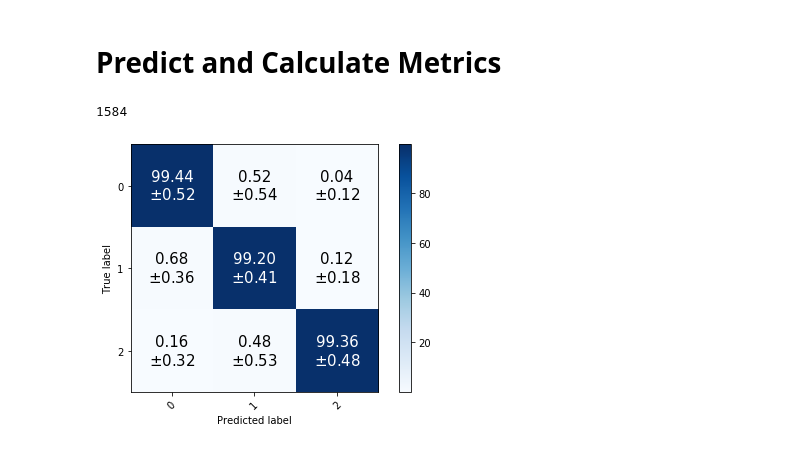
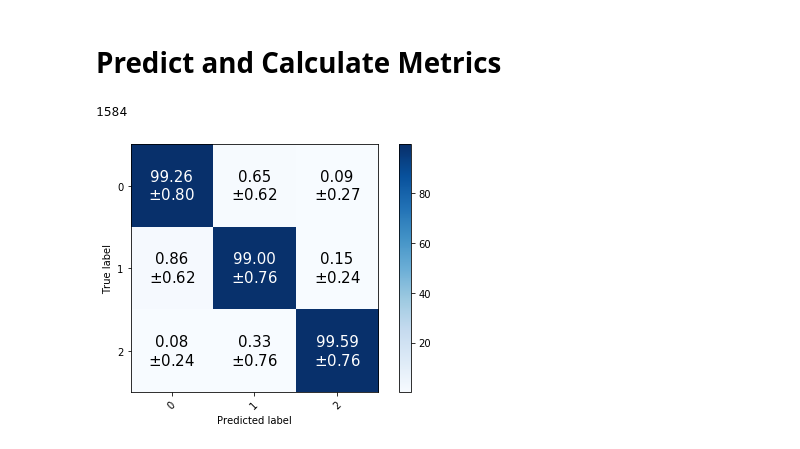
Before and after one commit to GiorgioMorales/CSCI547_HSIProject, a Jupyter notebook: Kochia/band_selection/20 bands/HSI_pruning_20bands.ipynb, the cells around one changed output. Drawn from its saved outputs; the diff is of its cells as text; code cells hidden in the pictures.

```diff
--- a/Kochia/band_selection/20 bands/HSI_pruning_20bands.ipynb
+++ b/Kochia/band_selection/20 bands/HSI_pruning_20bands.ipynb
@@ -145,7 +147,7 @@ train_x = temp
 # Trained pruned network
 # %%
 data = 'WEED'
-loaded_model = tf.keras.models.load_model("selected-weights-hyper3dnet" + data + str(1) + "-best_3layers_4filters.h5")
+loaded_model = tf.keras.models.load_model("selected20-weights-hyper3dnet" + data + str(1) + "-best_3layers_4filters.h5")
 # %% [output]
 WARNING:tensorflow:From /usr/local/lib/python3.6/dist-packages/tensorflow/python/ops/math_grad.py:1250: add_dispatch_support.<locals>.wrapper (from tensorflow.python.ops.array_ops) is deprecated and w ...
 Instructions for updating:
@@ -153,15 +155,15 @@ Use tf.where in 2.0, which has the same broadcast rule as np.where
 # %%
 from tensorflow_model_optimization.sparsity import keras as sparsity
 
-epochs = 8
+epochs = 15
 batch_size = 32;
 num_train_samples = train_x.shape[0]
 end_step = np.ceil(1.0 * num_train_samples / batch_size).astype(np.int32) * epochs
 print(end_step)
 
 new_pruning_params = {
-      'pruning_schedule': sparsity.PolynomialDecay(initial_sparsity=0.50,
-                                                   final_sparsity=0.90,
+      'pruning_schedule': sparsity.PolynomialDecay(initial_sparsity=0.5,
+                                                   final_sparsity=0.9,
                                                    begin_step=0,
                                                    end_step=end_step,
                                                    frequency=100)
@@ -193,6 +195,7 @@ Trainable params: 39,415
 Non-trainable params: 36,238
 _________________________________________________________________
 # %%
+
 windowSize = train_x.shape[1]
 classes = 3
 kfold = StratifiedKFold(n_splits=10, shuffle=True, random_state=7)
@@ -206,7 +209,6 @@ cva1 = []
 cva2 = []
 cva3 = []
 
-epochs = 8
 
 data = 'WEED'
 ntrain = 1
@@ -221,14 +223,14 @@ for train, test in kfold.split(train_x, train_y):
     """"""""""""""""""""""""""""""""""""""""""""""""""""""""""""""""""""""""""
     """""""""""""""""""""""""""""""""""""""""""""""""""""""""""""""""""""""""""
     new_pruning_params = {
-          'pruning_schedule': sparsity.PolynomialDecay(initial_sparsity=0.05,
-                                                      final_sparsity=0.10,
+          'pruning_schedule': sparsity.PolynomialDecay(initial_sparsity=0.01,
+                                                      final_sparsity=0.05,
                                                       begin_step=0,
                                                       end_step=end_step,
                                                       frequency=100)
     }
 
-    loaded_model.load_weights("selected-weights-hyper3dnet" + data + str(ntrain) + "-best_3layers_4filters.h5")
+    loaded_model.load_weights("selected20-weights-hyper3dnet" + data + str(ntrain) + "-best_3layers_4filters.h5")
 
     new_pruned_model = sparsity.prune_low_magnitude(loaded_model, **new_pruning_params)
     #new_pruned_model.summary()
@@ -237,9 +239,9 @@ for train, test in kfold.split(train_x, train_y):
         loss=tf.keras.losses.categorical_crossentropy,
         optimizer='adadelta',
         metrics=['accuracy'])
-
+    epochs = 15
     # checkpoint
-    filepath = "pruned-weights-hyper3dnet" + data + str(ntrain) + "-best_3layers_4filters.h5"
+    filepath = "pruned20-weights-hyper3dnet" + data + str(ntrain) + "-best_3layers_4filters.h5"
     checkpoint = tf.keras.callbacks.ModelCheckpoint(filepath, monitor='val_acc', verbose=1, save_best_only=True, mode='max')
     callbacks_list = [checkpoint, sparsity.UpdatePruningStep()]
 
@@ -248,7 +250,7 @@ for train, test in kfold.split(train_x, train_y):
     history = new_pruned_model.fit(x=train_x[train], y=ytrain, validation_data=(train_x[test], ytest),
                         batch_size=32, epochs=epochs, callbacks=callbacks_list)
 
-    new_pruned_model.load_weights("pruned-weights-hyper3dnet" + data + str(ntrain) + "-best_3layers_4filters.h5")
+    new_pruned_model.load_weights("pruned20-weights-hyper3dnet" + data + str(ntrain) + "-best_3layers_4filters.h5")
     ypred = new_pruned_model.predict(train_x[test])
     print(np.sum(ypred*ytest)/len(ytest))
 
@@ -274,5 +276,5 @@ Epoch 00008: val_acc did not improve from 0.99366
 # %%
-new_pruned_model.load_weights("pruned-weights-hyper3dnet" + data + str(2) + "-best_3layers_4filters.h5")
+new_pruned_model.load_weights("pruned20-weights-hyper3dnet" + data + str(3) + "-best_3layers_4filters.h5")
 final_model = sparsity.strip_pruning(new_pruned_model)
 final_model.summary()
 # %% [output]
@@ -375,7 +377,7 @@ def AA_andEachClassAccuracy(confusion_m):
 PREDICT AND CALCULATE METRICS
 """"""""""""""""""""""""""""""""""""""""""""""""""""""""""""""""""""""""""
 """""""""""""""""""""""""""""""""""""""""""""""""""""""""""""""""""""""""""
-loaded_model = tf.keras.models.load_model("selected-weights-hyper3dnet" + 'WEED' + str(1) + "-best_3layers_4filters.h5")
+loaded_model = tf.keras.models.load_model("selected20-weights-hyper3dnet" + 'WEED' + str(1) + "-best_3layers_4filters.h5")
 epochs = 8
 batch_size = 32;
 num_train_samples = train_x.shape[0]
@@ -405,7 +407,7 @@ for train, test in kfold.split(train_x, train_y):
 
     new_pruned_model = sparsity.prune_low_magnitude(loaded_model, **new_pruning_params)
 
-    new_pruned_model.load_weights("pruned-weights-hyper3dnet" + dataset + str(ntrain) + "-best_3layers_4filters.h5")
+    new_pruned_model.load_weights("pruned20-weights-hyper3dnet" + dataset + str(ntrain) + "-best_3layers_4filters.h5")
     ypred = new_pruned_model.predict(train_x[test])
 
     sess = tf.Session()
@@ -437,7 +439,7 @@ for train, test in kfold.split(train_x, train_y):
 
     ntrain += 1
 
-file_name = "classification_report_hyper3dnet_pruned" + dataset + ".txt"
+file_name = "classification_report_hyper3dnet_pruned20" + dataset + ".txt"
 with open(file_name, 'w') as x_file:
     x_file.write("Overall accuracy%.3f%% (+/- %.3f%%)" % (float(np.mean(cvoa)), float(np.std(cvoa))))
     x_file.write('\n')
@@ -474,31 +476,33 @@ def plot_confusion_matrix(cm, cms, classescf,
 
             if (cm[i, j] == 100 or cm[i, j] == 0) and cms[i, j] == 0:
                 plt.text(j, i, '{0:.0f}'.format(cm[i, j]) + '\n$\pm$' + '{0:.0f}'.format(cms[i, j]),
                          horizontalalignment="center",
                          verticalalignment="center", fontsize=15,
                          color="white" if cm[i, j] > thresh else "black")
 
             else:
                 plt.text(j, i, '{0:.2f}'.format(cm[i, j]) + '\n$\pm$' + '{0:.2f}'.format(cms[i, j]),
                          horizontalalignment="center",
                          verticalalignment="center", fontsize=15,
                          color="white" if cm[i, j] > thresh else "black")
 
     plt.tight_layout()
     plt.ylabel('True label')
     plt.xlabel('Predicted label')
 
 with open('meanshyper3dnet20p', 'wb') as f:
     pickle.dump(means, f)
 with open('stdshyper3dnet20p', 'wb') as f:
     pickle.dump(stds, f)
 with open('cvf1hyper3dnet20p', 'wb') as f:
     pickle.dump(cvf1, f)
 
 # Plot non-normalized confusion matrix
 classes_list = list(range(0, int(3)))
 plt.figure()
 plot_confusion_matrix(means, stds, classescf=classes_list)
+
+plt.savefig('MatrixConfusion_WEEDhyper3dnet_pruned_20p.png', dpi=1200)
 # %% [output]
 1584
-[figure, old version]
+[figure, new version]
```
Also changed, not shown: parts of 6 cells of this notebook, 4 other files.
